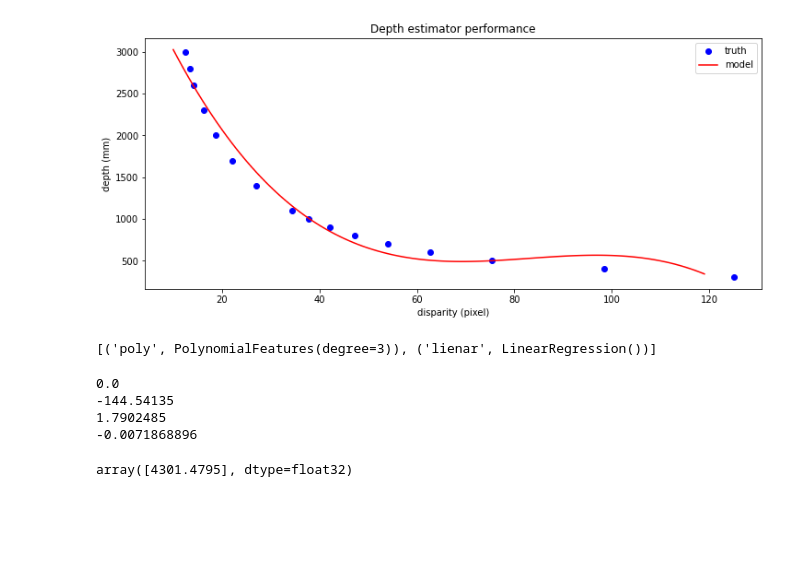
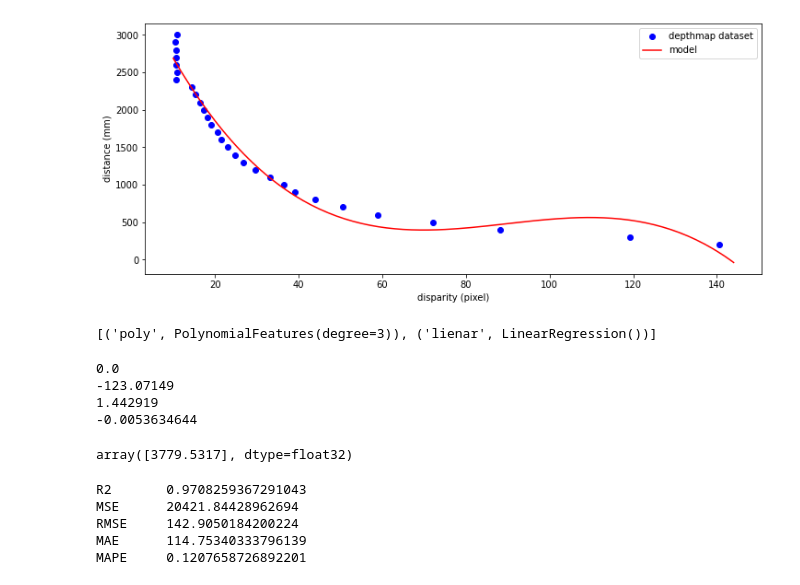
Before and after one commit to chawza/jetson-obstacle-avoidance, a Jupyter notebook: notebooks/depth regression.ipynb, the cells around one changed output. Cells and saved outputs as stored; diff of their text form; code cells hidden in the pictures; blank space fills up the shorter version.

```diff
--- a/notebooks/depth regression.ipynb
+++ b/notebooks/depth regression.ipynb
@@ -8,5 +9,6 @@ from depthestimation import DepthEstimator
 import matplotlib.pyplot as plt
 # %%
 estimator = DepthEstimator()
-estimator.load_preset('./data/stereo_preset.json')
-estimator.train_depth_mapping('./data/depth_map_notebook.npy')
+# estimator.load_preset('./data/stereo_preset.json')
+# estimator.train_depth_mapping('./data/depth_map_notebook.npy')
+estimator.load_depth_model('C:/Users/Nabeel/projects/stereo-calibration/preset/depth_estimation_model.pickle')
@@ -25,13 +15,12 @@ setDisp12MaxDiff to 5
 # %%
-mapping = np.load('./data/depth_map_notebook.npy')
+mapping = np.load('C:/Users/Nabeel/projects/stereo-calibration/preset/depth_map2.npy')
 disp = [np.float32(value[0]) for value in mapping]
 depth = [np.float32(value[1]) for value in mapping]
 
 plt.figure(figsize=(12,5))
 
-plt.ylabel('depth (mm)')
+plt.ylabel('jarak (mm)')
 plt.xlabel('disparity (pixel)')
-plt.title('relation between disparity and depth')
 plt.scatter(disp, depth)
 # %% [output]
 <matplotlib.collections.PathCollection at 0x...>
@@ -39,17 +49,17 @@ plt.scatter(disp, depth)
 # %%
-x = np.arange(10, 120, 1)
+x = np.arange(10, 145, 1)
 y = [estimator.predict_depth(xi) for xi in x]
+x2 = x.copy()
 
 plt.figure(figsize=(12,5))
-plt.title('Depth estimator performance')
-plt.ylabel('depth (mm)')
+plt.ylabel('distance (mm)')
 plt.xlabel('disparity (pixel)')
-plt.scatter(disp, depth, color='blue', label='truth')
+plt.scatter(disp, depth, color='blue', label='depthmap dataset')
 plt.plot(x, y, color='red', label='model')
 plt.legend()
 plt.show()
 # %% [output]
-[figure, old version]
+[figure, new version]
 # %%
 model = estimator.depth_prediction_model.steps
 model
@@ -63,10 +73,32 @@ for i in x:
   print(i)
 # %% [output]
 0.0
--144.54135
-1.7902485
--0.0071868896
+-123.07149
+1.442919
+-0.0053634644
 # %%
 regresion_model.intercept_
 # %% [output]
-array([4301.4795], dtype=float32)
+array([3779.5317], dtype=float32)
+# %%
+from sklearn.metrics import mean_absolute_error, mean_squared_error, r2_score, mean_absolute_percentage_error
+
+y_predict = [estimator.predict_depth(xi) for xi in disp]
+
+r2 = r2_score(depth, y_predict)
+mqe = mean_squared_error(depth, y_predict)
+rmse = np.sqrt(mqe)
+mae = mean_absolute_error(depth, y_predict)
+mape = mean_absolute_percentage_error(depth, y_predict)
+
+print('R2\t', r2)
+print('MSE\t', mqe)
+print('RMSE\t', rmse)
+print('MAE\t', mae)
+print('MAPE\t', mape)
+# %% [output]
+R2       0.9708259367291043
+MSE      20421.84428962694
+RMSE     142.9050184200224
+MAE      114.75340333796139
+MAPE     0.1207658726892201
```
Also changed, not shown: parts of 6 cells of this notebook, 1 other file.
